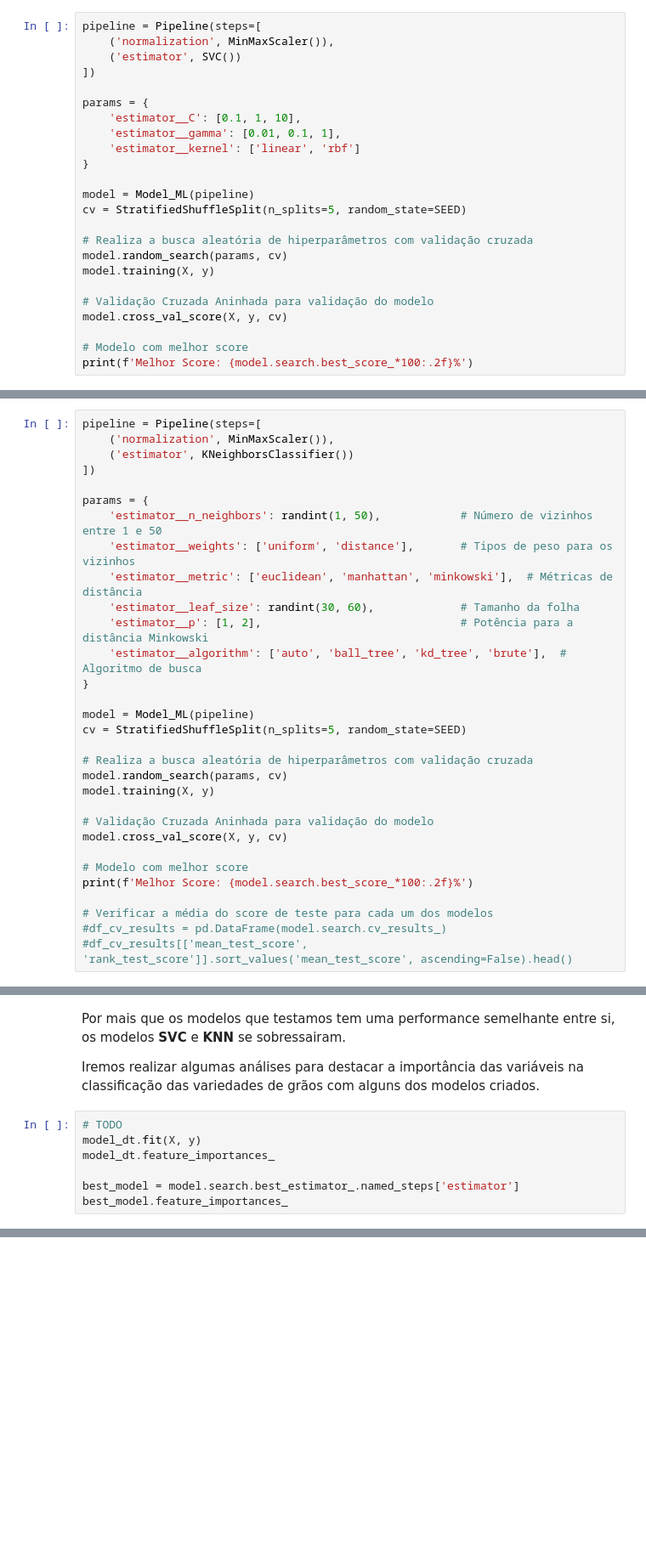
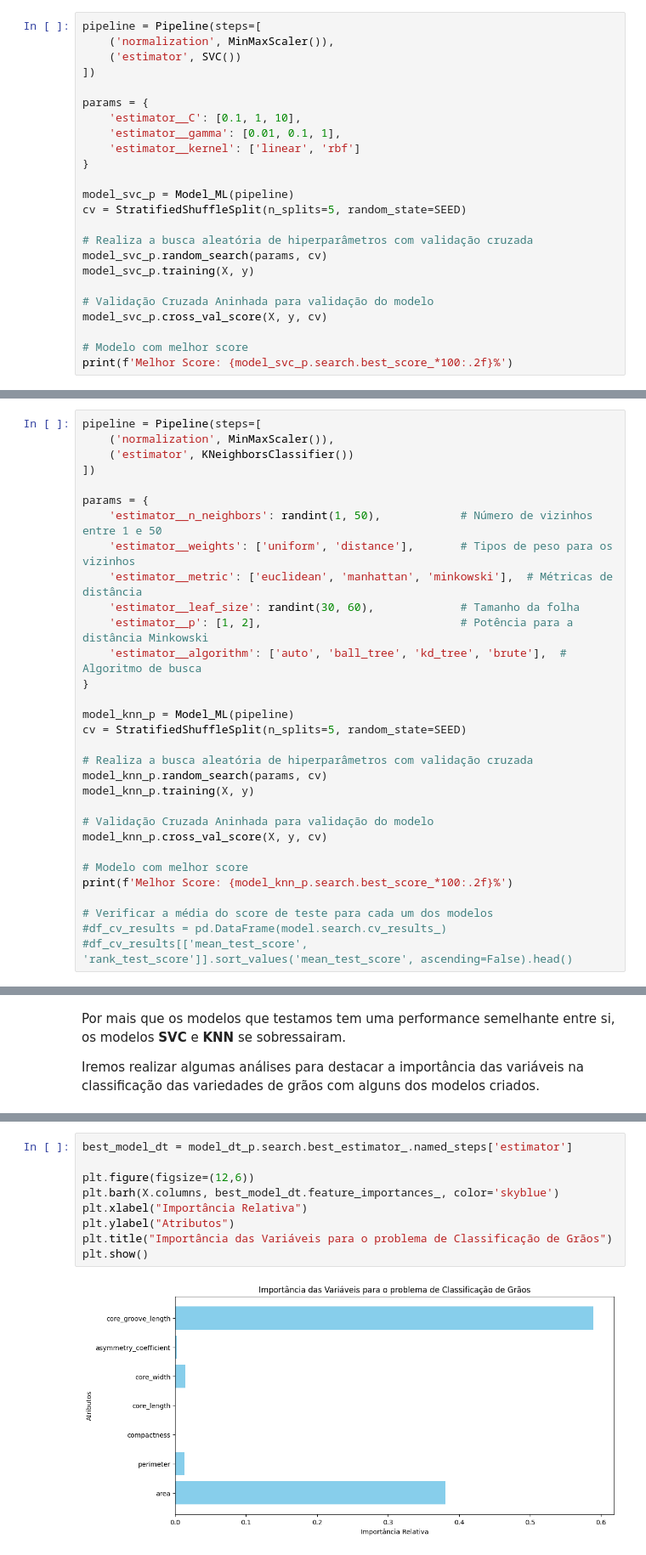
Before and after one commit to DiogoBotton/Machine_Learning_Training_Learn, a Jupyter notebook: Classificação/FIAP_Aulas/Atividade_Fase4/seeds_classifier.ipynb, the cells around one changed output, grey strips where cells are left out. Shown: that part at 85% size. Saved outputs shown, nothing was run; the diff lists cells and outputs as text; blank space fills up the shorter version.

Commit message:
Atividade de classificação de grãos finalizada exportando o melhor modelo

```diff
--- a/Classificação/FIAP_Aulas/Atividade_Fase4/seeds_classifier.ipynb
+++ b/Classificação/FIAP_Aulas/Atividade_Fase4/seeds_classifier.ipynb
@@ -473,18 +473,18 @@ params = {
     'estimator__kernel': ['linear', 'rbf']
 }
 
-model = Model_ML(pipeline)
+model_svc_p = Model_ML(pipeline)
 cv = StratifiedShuffleSplit(n_splits=5, random_state=SEED)
 
 # Realiza a busca aleatória de hiperparâmetros com validação cruzada
-model.random_search(params, cv)
-model.training(X, y)
+model_svc_p.random_search(params, cv)
+model_svc_p.training(X, y)
 
 # Validação Cruzada Aninhada para validação do modelo
-model.cross_val_score(X, y, cv)
+model_svc_p.cross_val_score(X, y, cv)
 
 # Modelo com melhor score
-print(f'Melhor Score: {model.search.best_score_*100:.2f}%')
+print(f'Melhor Score: {model_svc_p.search.best_score_*100:.2f}%')
 # %% [output]
 Acurácia Médio: 91.43%
 Intervalo: 84.30% // 98.56
@@ -506,18 +506,18 @@ params = {
     'estimator__algorithm': ['auto', 'ball_tree', 'kd_tree', 'brute'],  # Algoritmo de busca
 }
 
-model = Model_ML(pipeline)
+model_knn_p = Model_ML(pipeline)
 cv = StratifiedShuffleSplit(n_splits=5, random_state=SEED)
 
 # Realiza a busca aleatória de hiperparâmetros com validação cruzada
-model.random_search(params, cv)
-model.training(X, y)
+model_knn_p.random_search(params, cv)
+model_knn_p.training(X, y)
 
 # Validação Cruzada Aninhada para validação do modelo
-model.cross_val_score(X, y, cv)
+model_knn_p.cross_val_score(X, y, cv)
 
 # Modelo com melhor score
-print(f'Melhor Score: {model.search.best_score_*100:.2f}%')
+print(f'Melhor Score: {model_knn_p.search.best_score_*100:.2f}%')
 
 # Verificar a média do score de teste para cada um dos modelos
 #df_cv_results = pd.DataFrame(model.search.cv_results_)
@@ -532,10 +532,3 @@ Melhor Score: 96.19%
 Por mais que os modelos que testamos tem uma performance semelhante entre si, os modelos **SVC** e **KNN** se sobressairam.
 
 Iremos realizar algumas análises para destacar a importância das variáveis na classificação das variedades de grãos com alguns dos modelos criados.
-# %%
-# TODO
-model_dt.fit(X, y)
-model_dt.feature_importances_
-
-best_model = model.search.best_estimator_.named_steps['estimator']
-best_model.feature_importances_
@@ -544,0 +539,11 @@ array([0.3809304 , 0.01300879, 0.        , 0.        , 0.01479383,
+# %%
+best_model_dt = model_dt_p.search.best_estimator_.named_steps['estimator']
+
+plt.figure(figsize=(12,6))
+plt.barh(X.columns, best_model_dt.feature_importances_, color='skyblue')
+plt.xlabel("Importância Relativa")
+plt.ylabel("Atributos")
+plt.title("Importância das Variáveis para o problema de Classificação de Grãos")
+plt.show()
+# %% [output]
+[figure, added]
```
Also changed, not shown: parts of 29 cells of this notebook, 2 other files.
